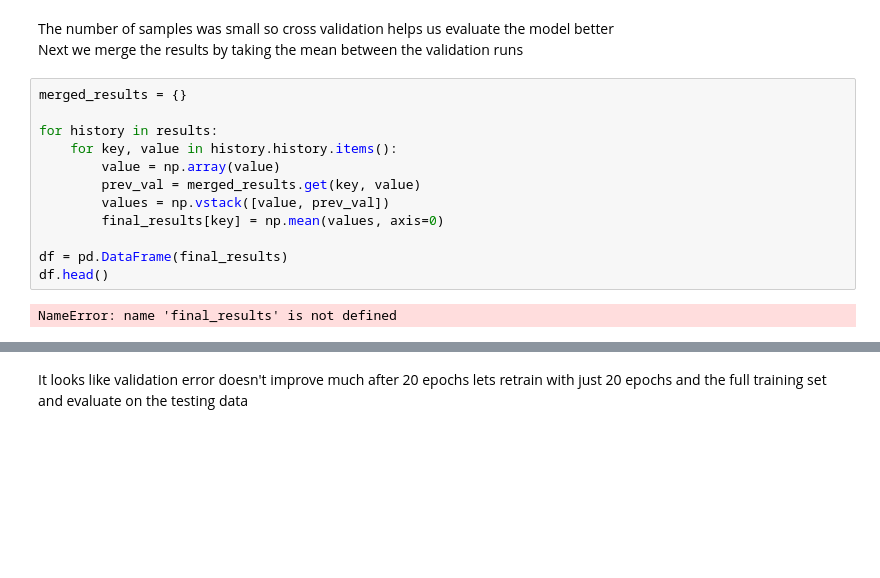
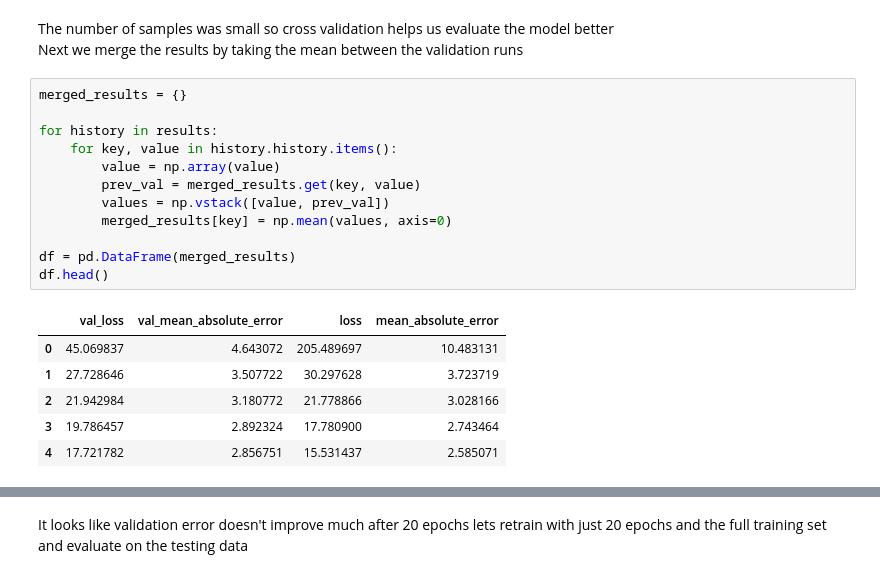
Before and after one commit to Harshill/NeuralNetworks, a Jupyter notebook: Boston-Housing-Dataset.ipynb, the cells around one changed output, grey strips where cells are left out. Cells and saved outputs as stored; diff of their text form; blank space fills up the shorter version.

```diff
--- a/Boston-Housing-Dataset.ipynb
+++ b/Boston-Housing-Dataset.ipynb
@@ -67,17 +67,22 @@ Next we merge the results by taking the mean between the validation runs
 # %%
 merged_results = {}
 
 for history in results:
     for key, value in history.history.items():
         value = np.array(value)
         prev_val = merged_results.get(key, value)
         values = np.vstack([value, prev_val])
-        final_results[key] = np.mean(values, axis=0)
+        merged_results[key] = np.mean(values, axis=0)
 
-df = pd.DataFrame(final_results)
+df = pd.DataFrame(merged_results)
 df.head()
 # %% [output]
-NameError: name 'final_results' is not defined
+|  | val_loss | val_mean_absolute_error | loss | mean_absolute_error |
+| 0 | 45.069837 | 4.643072 | 205.489697 | 10.483131 |
+| 1 | 27.728646 | 3.507722 | 30.297628 | 3.723719 |
+| 2 | 21.942984 | 3.180772 | 21.778866 | 3.028166 |
+| 3 | 19.786457 | 2.892324 | 17.780900 | 2.743464 |
+| 4 | 17.721782 | 2.856751 | 15.531437 | 2.585071 |
 # %%
 # Full history
 df.plot()
```
Also changed, not shown: parts of 2 cells of this notebook.
